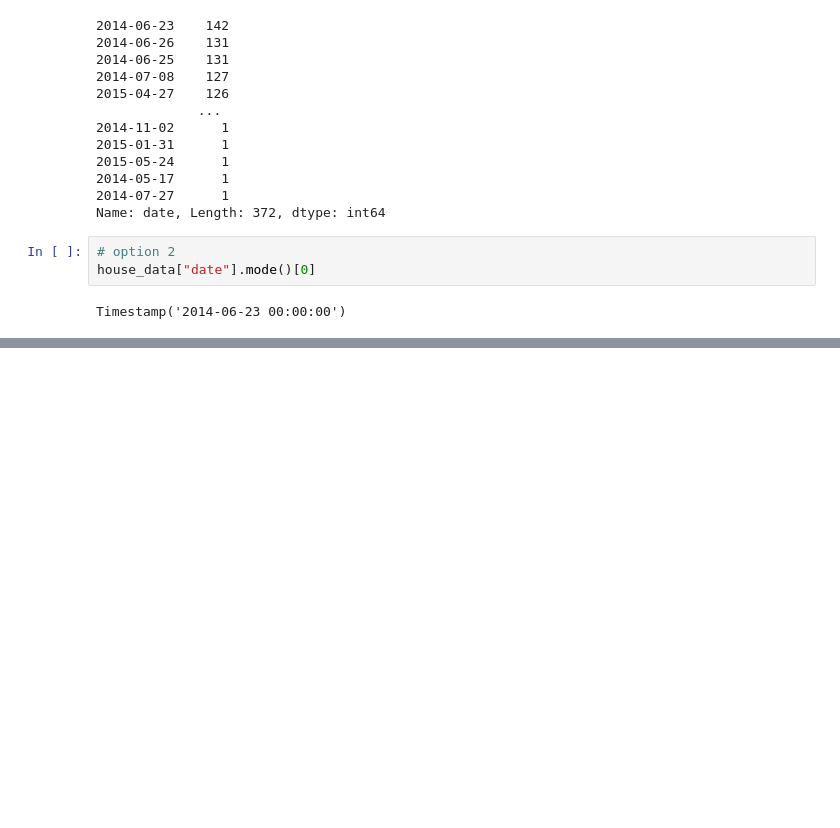
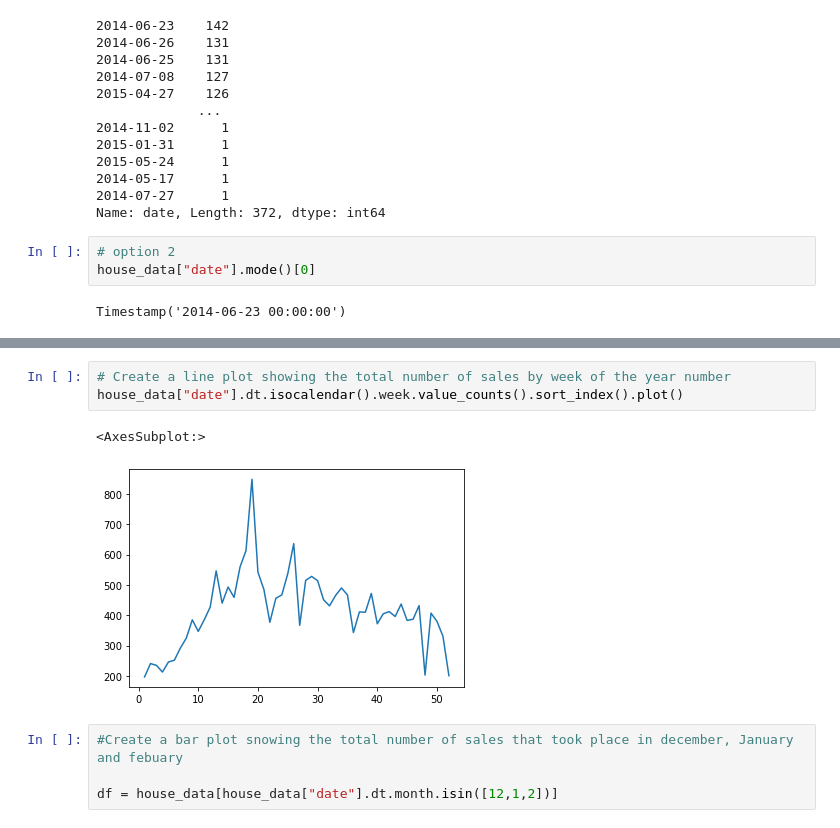
Before and after one commit to rigole/Data-Science-Revision-2023, a Jupyter notebook: exercice_of_datetime.ipynb, the cells around one changed output, grey strips where cells are left out. Drawn from its saved outputs; the diff is of its cells as text; blank space fills up the shorter version.

```diff
--- a/exercice_of_datetime.ipynb
+++ b/exercice_of_datetime.ipynb
@@ -85,0 +303,10 @@ Timestamp('2014-06-23 00:00:00')
+# %%
+# Create a line plot showing the total number of sales by week of the year number
+house_data["date"].dt.isocalendar().week.value_counts().sort_index().plot()
+# %% [output]
+<AxesSubplot:>
+[figure, added]
+# %%
+#Create a bar plot snowing the total number of sales that took place in december, January and febuary
+
+df = house_data[house_data["date"].dt.month.isin([12,1,2])]
```
Also changed, not shown: parts of 19 cells of this notebook.
